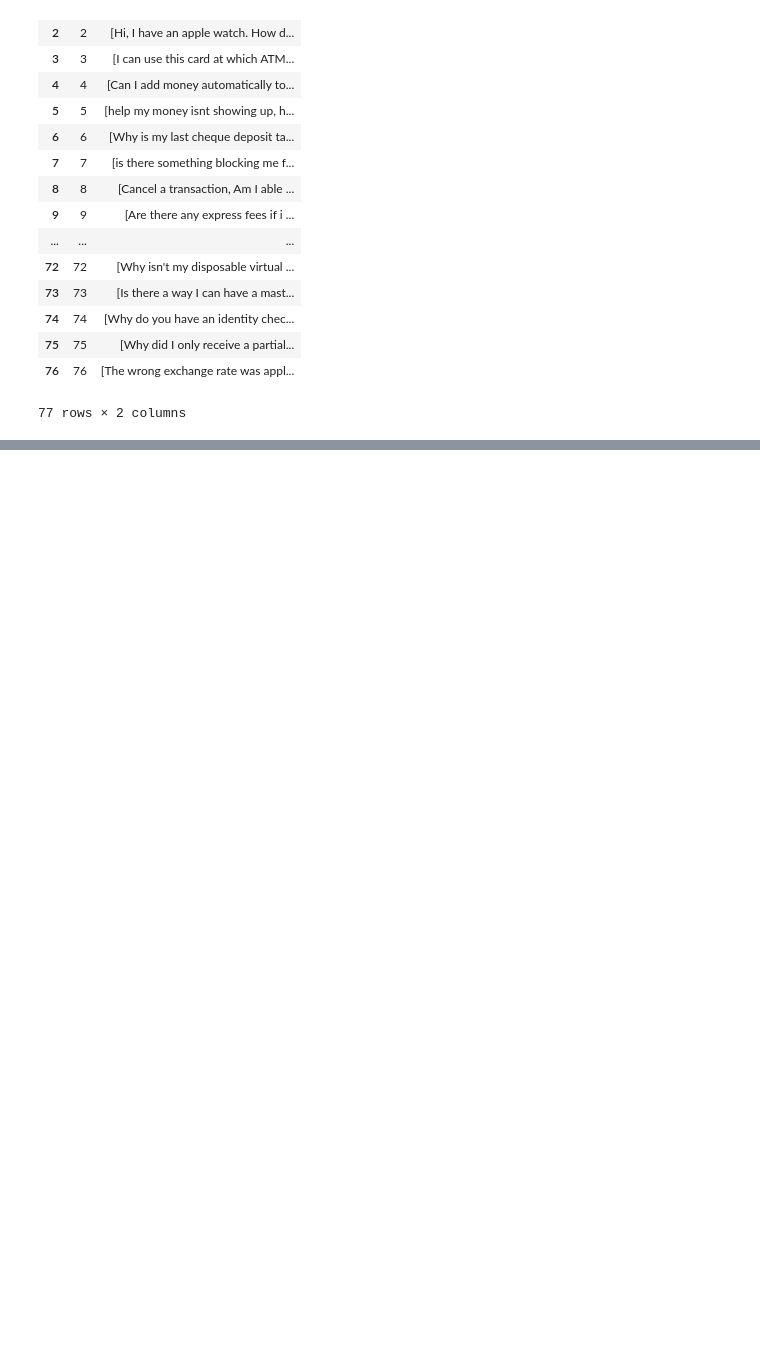
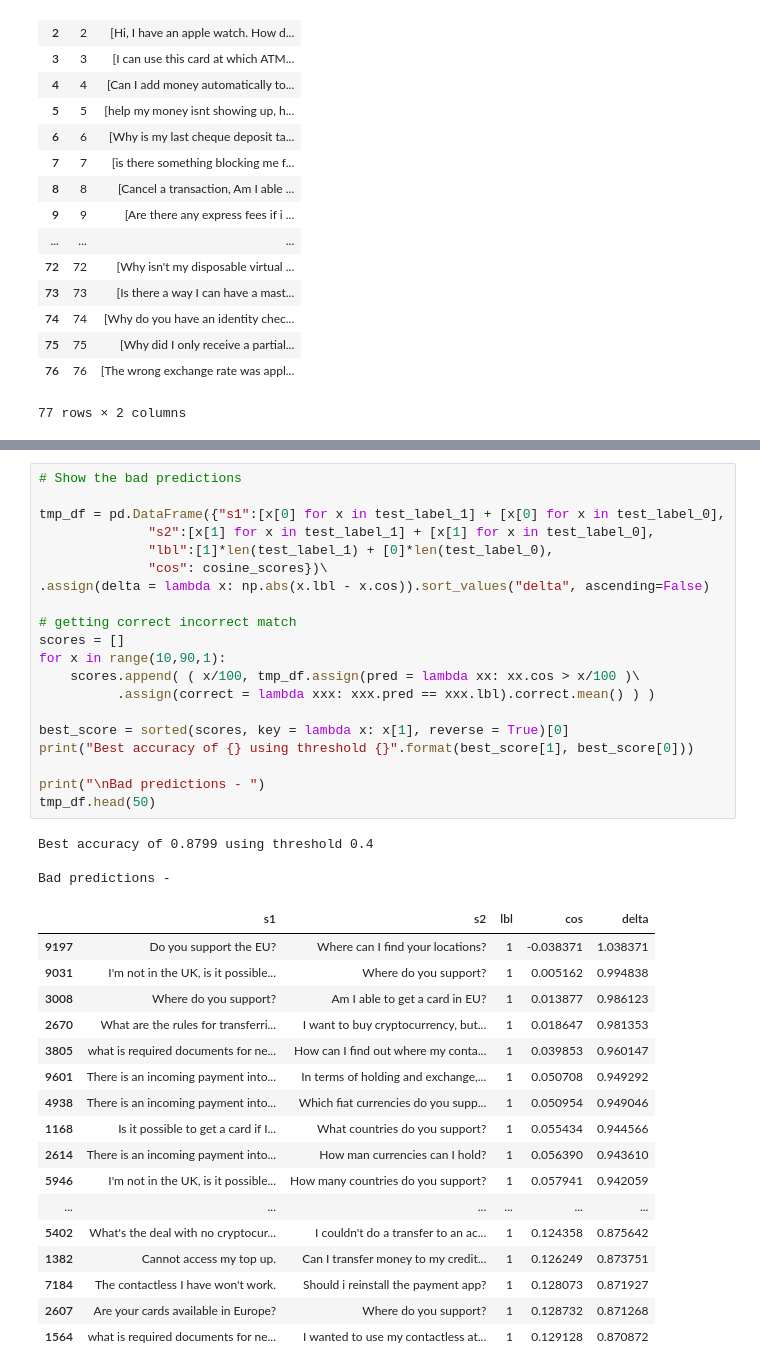
Before and after one commit to emirrtpl/adobe-dev-console, a Jupyter notebook: Untitled3.ipynb, the cells around one changed output, grey strips where cells are left out. Drawn from its saved outputs; the diff is of its cells as text; blank space fills up the shorter version.

```diff
--- a/Untitled3.ipynb
+++ b/Untitled3.ipynb
@@ -168,0 +265,41 @@ pd.DataFrame({'t':data['train']['text'], 'l':data['train']['label']})\
+# %%
+# Show the bad predictions
+
+tmp_df = pd.DataFrame({"s1":[x[0] for x in test_label_1] + [x[0] for x in test_label_0],
+              "s2":[x[1] for x in test_label_1] + [x[1] for x in test_label_0],
+              "lbl":[1]*len(test_label_1) + [0]*len(test_label_0),
+              "cos": cosine_scores})\
+.assign(delta = lambda x: np.abs(x.lbl - x.cos)).sort_values("delta", ascending=False)
+
+# getting correct incorrect match
+scores = []
+for x in range(10,90,1):
+    scores.append( ( x/100, tmp_df.assign(pred = lambda xx: xx.cos > x/100 )\
+          .assign(correct = lambda xxx: xxx.pred == xxx.lbl).correct.mean() ) )
+
+best_score = sorted(scores, key = lambda x: x[1], reverse = True)[0]
+print("Best accuracy of {} using threshold {}".format(best_score[1], best_score[0]))
+
+print("\nBad predictions - ")
+tmp_df.head(50)
+# %% [output]
+Best accuracy of 0.8799 using threshold 0.4
+
+Bad predictions -
+|  | s1 | s2 | lbl | cos | delta |
+| 9197 | Do you support the EU? | Where can I find your locations? | 1 | -0.038371 | 1.038371 |
+| 9031 | I'm not in the UK, is it possible... | Where do you support? | 1 | 0.005162 | 0.994838 |
+| 3008 | Where do you support? | Am I able to get a card in EU? | 1 | 0.013877 | 0.986123 |
+| 2670 | What are the rules for transferri... | I want to buy cryptocurrency, but... | 1 | 0.018647 | 0.981353 |
+| 3805 | what is required documents for ne... | How can I find out where my conta... | 1 | 0.039853 | 0.960147 |
+| 9601 | There is an incoming payment into... | In terms of holding and exchange,... | 1 | 0.050708 | 0.949292 |
+| 4938 | There is an incoming payment into... | Which fiat currencies do you supp... | 1 | 0.050954 | 0.949046 |
+| 1168 | Is it possible to get a card if I... | What countries do you support? | 1 | 0.055434 | 0.944566 |
+| 2614 | There is an incoming payment into... | How man currencies can I hold? | 1 | 0.056390 | 0.943610 |
+| 5946 | I'm not in the UK, is it possible... | How many countries do you support? | 1 | 0.057941 | 0.942059 |
+| ... | ... | ... | ... | ... | ... |
+| 5402 | What's the deal with no cryptocur... | I couldn't do a transfer to an ac... | 1 | 0.124358 | 0.875642 |
+| 1382 | Cannot access my top up. | Can I transfer money to my credit... | 1 | 0.126249 | 0.873751 |
+| 7184 | The contactless I have won't work. | Should i reinstall the payment app? | 1 | 0.128073 | 0.871927 |
+| 2607 | Are your cards available in Europe? | Where do you support? | 1 | 0.128732 | 0.871268 |
+| 1564 | what is required documents for ne... | I wanted to use my contactless at... | 1 | 0.129128 | 0.870872 |
```
Also changed, not shown: parts of 12 cells of this notebook.
